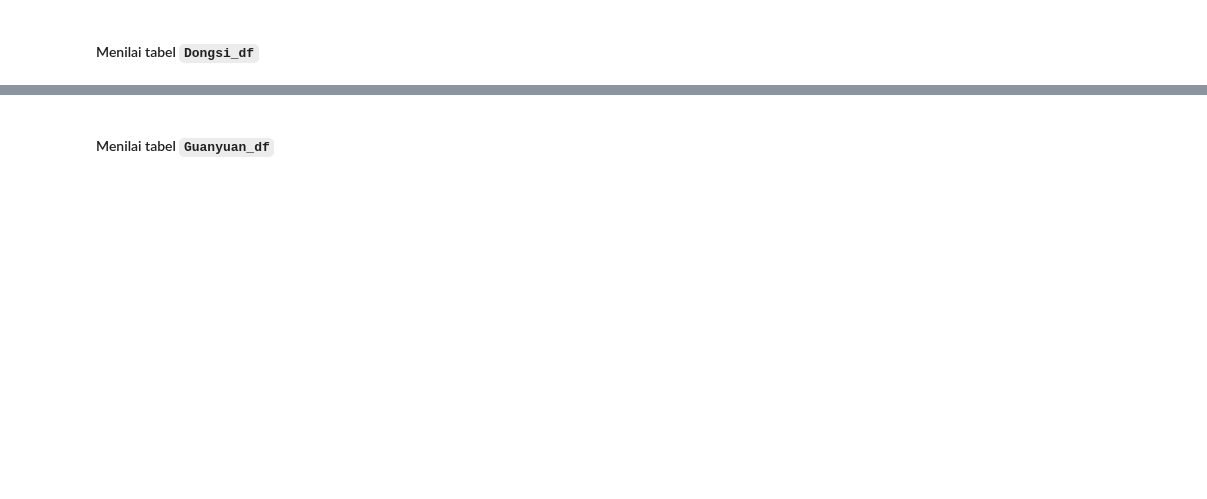
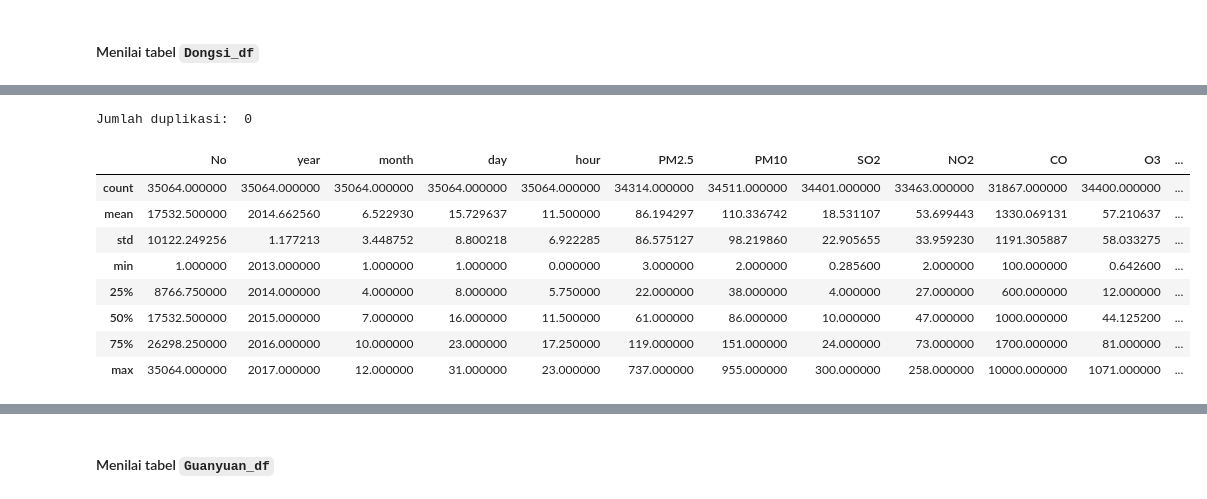
Before and after one commit to Arif-0123/Proyek_Analisis_Data, a Jupyter notebook: Air Quality Dataset/submision/notebook.ipynb, the cells around one changed output, grey strips where cells are left out. Drawn from its saved outputs; the diff is of its cells as text; code cells hidden in the pictures; blank space fills up the shorter version.

```diff
--- a/Air Quality Dataset/submision/notebook.ipynb
+++ b/Air Quality Dataset/submision/notebook.ipynb
@@ -157,0 +442,14 @@ Wanshouxigong_df.head()
+# %%
+print("Jumlah duplikasi: ",Dongsi_df.duplicated().sum())
+Dongsi_df.describe()
+# %% [output]
+Jumlah duplikasi:  0
+|  | No | year | month | day | hour | PM2.5 | PM10 | SO2 | NO2 | CO | O3 | ... |
+| count | 35064.000000 | 35064.000000 | 35064.000000 | 35064.000000 | 35064.000000 | 34314.000000 | 34511.000000 | 34401.000000 | 33463.000000 | 31867.000000 | 34400.000000 | ... |
+| mean | 17532.500000 | 2014.662560 | 6.522930 | 15.729637 | 11.500000 | 86.194297 | 110.336742 | 18.531107 | 53.699443 | 1330.069131 | 57.210637 | ... |
+| std | 10122.249256 | 1.177213 | 3.448752 | 8.800218 | 6.922285 | 86.575127 | 98.219860 | 22.905655 | 33.959230 | 1191.305887 | 58.033275 | ... |
+| min | 1.000000 | 2013.000000 | 1.000000 | 1.000000 | 0.000000 | 3.000000 | 2.000000 | 0.285600 | 2.000000 | 100.000000 | 0.642600 | ... |
+| 25% | 8766.750000 | 2014.000000 | 4.000000 | 8.000000 | 5.750000 | 22.000000 | 38.000000 | 4.000000 | 27.000000 | 600.000000 | 12.000000 | ... |
+| 50% | 17532.500000 | 2015.000000 | 7.000000 | 16.000000 | 11.500000 | 61.000000 | 86.000000 | 10.000000 | 47.000000 | 1000.000000 | 44.125200 | ... |
+| 75% | 26298.250000 | 2016.000000 | 10.000000 | 23.000000 | 17.250000 | 119.000000 | 151.000000 | 24.000000 | 73.000000 | 1700.000000 | 81.000000 | ... |
+| max | 35064.000000 | 2017.000000 | 12.000000 | 31.000000 | 23.000000 | 737.000000 | 955.000000 | 300.000000 | 258.000000 | 10000.000000 | 1071.000000 | ... |
```
Also changed, not shown: parts of 54 cells of this notebook.
